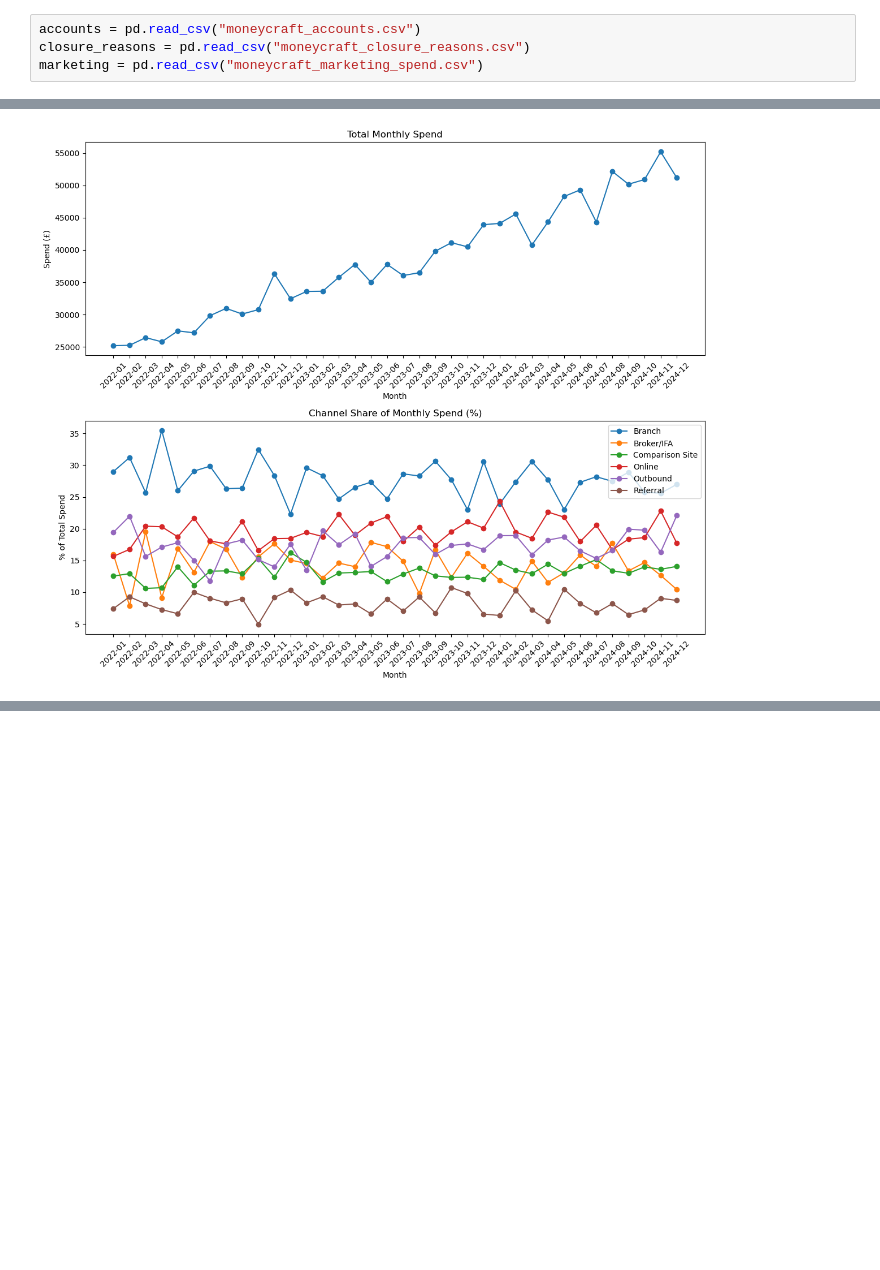
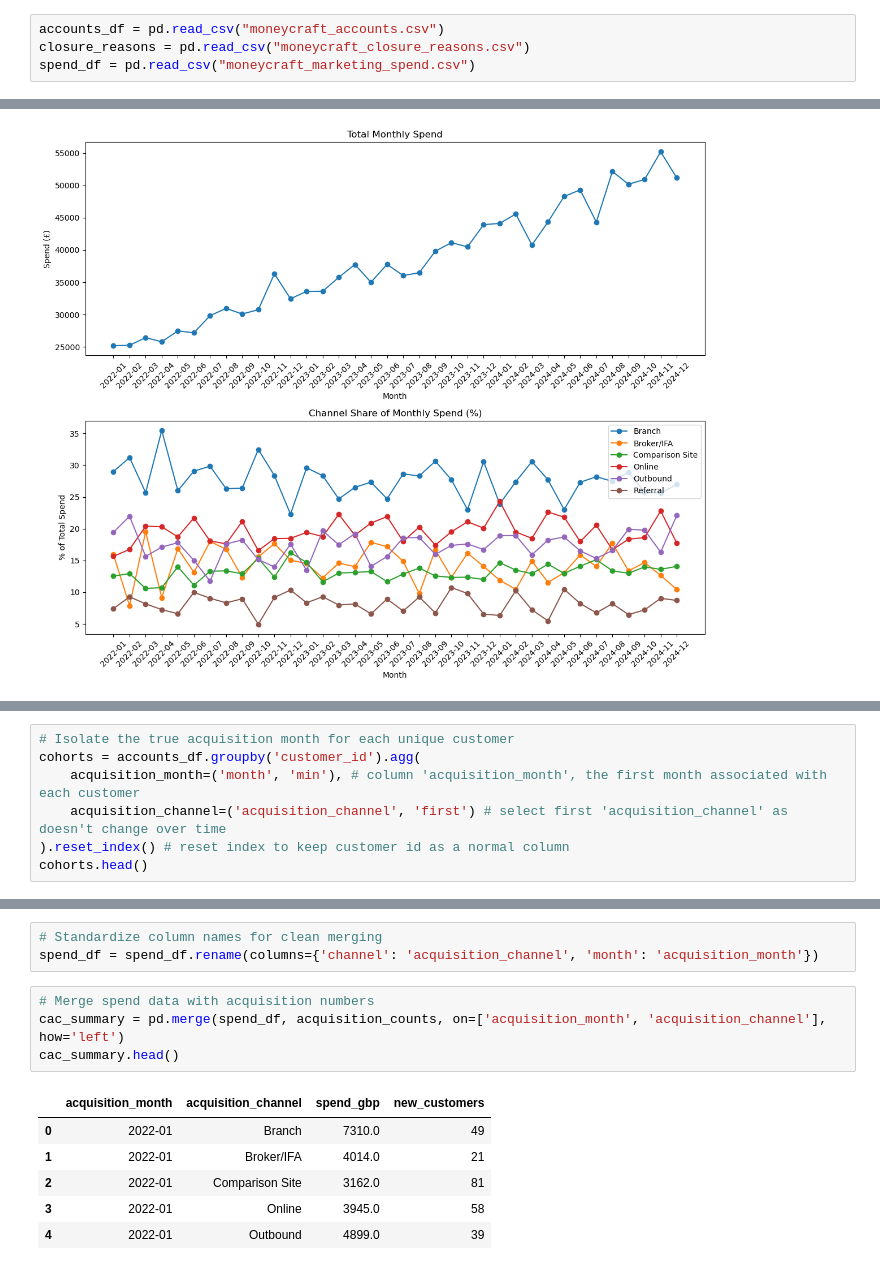
Before and after one commit to geraintmelville/moneycraft_project, a Jupyter notebook: Geraint.ipynb, the cells around one changed output, grey strips where cells are left out. Cells and saved outputs as stored; diff of their text form; blank space fills up the shorter version.

```diff
--- a/Geraint.ipynb
+++ b/Geraint.ipynb
@@ -4,5 +7,5 @@ import numpy as np
 # %%
-accounts = pd.read_csv("moneycraft_accounts.csv")
+accounts_df = pd.read_csv("moneycraft_accounts.csv")
 closure_reasons = pd.read_csv("moneycraft_closure_reasons.csv")
-marketing = pd.read_csv("moneycraft_marketing_spend.csv")
+spend_df = pd.read_csv("moneycraft_marketing_spend.csv")
 # %%
@@ -152,0 +111,7 @@ plt.show()
+# %%
+# Isolate the true acquisition month for each unique customer
+cohorts = accounts_df.groupby('customer_id').agg(
+    acquisition_month=('month', 'min'), # column 'acquisition_month', the first month associated with each customer
+    acquisition_channel=('acquisition_channel', 'first') # select first 'acquisition_channel' as doesn't change over time
+).reset_index() # reset index to keep customer id as a normal column
+cohorts.head()
@@ -152,0 +136,14 @@ plt.show()
+# %%
+# Standardize column names for clean merging
+spend_df = spend_df.rename(columns={'channel': 'acquisition_channel', 'month': 'acquisition_month'})
+# %%
+# Merge spend data with acquisition numbers
+cac_summary = pd.merge(spend_df, acquisition_counts, on=['acquisition_month', 'acquisition_channel'], how='left')
+cac_summary.head()
+# %% [output]
+|  | acquisition_month | acquisition_channel | spend_gbp | new_customers |
+| 0 | 2022-01 | Branch | 7310.0 | 49 |
+| 1 | 2022-01 | Broker/IFA | 4014.0 | 21 |
+| 2 | 2022-01 | Comparison Site | 3162.0 | 81 |
+| 3 | 2022-01 | Online | 3945.0 | 58 |
+| 4 | 2022-01 | Outbound | 4899.0 | 39 |
```
Also changed, not shown: parts of 18 cells of this notebook, 1 other file.
